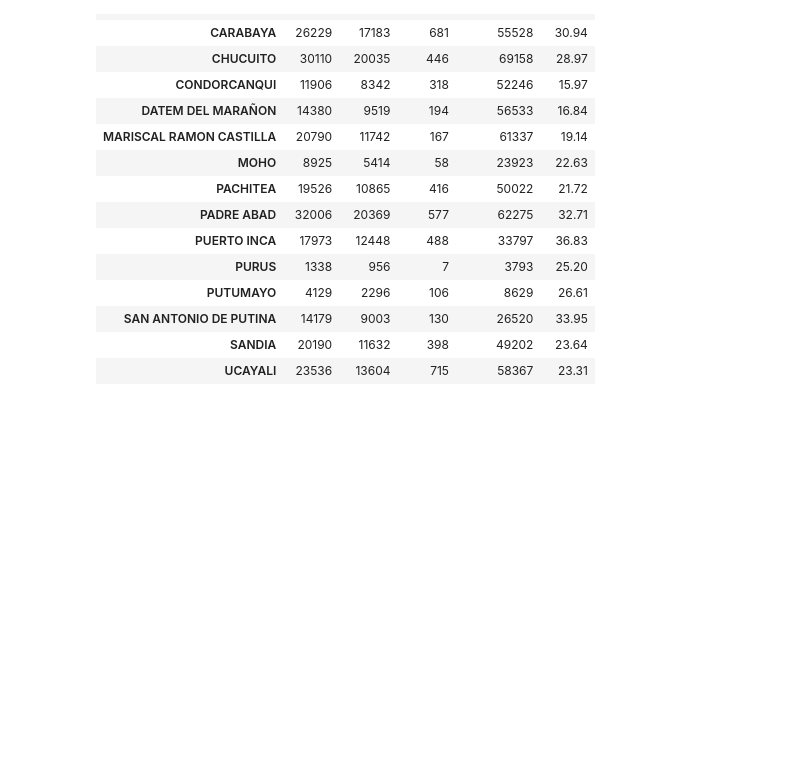
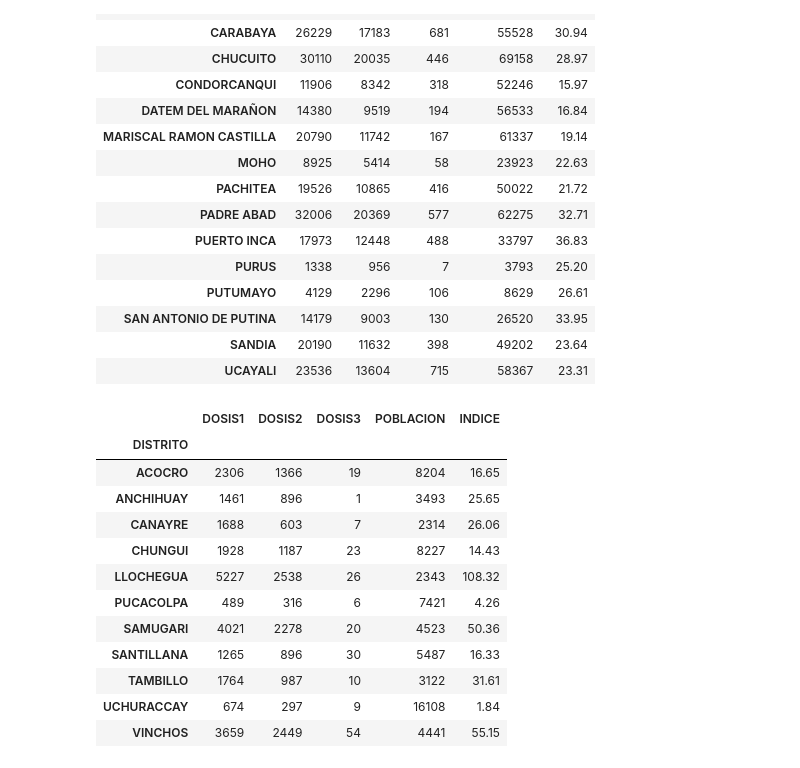
Before and after one commit to annaabsi/git-scraper-vacunacion, a Jupyter notebook: notebooks/scraper.ipynb, the cells around one changed output. Cells and saved outputs as stored; diff of their text form; code cells hidden in the pictures; blank space fills up the shorter version.

Commit message:
distritos criticos en Ayacucho

```diff
--- a/notebooks/scraper.ipynb
+++ b/notebooks/scraper.ipynb
@@ -344,3 +329,54 @@ df_ambas_dosis_provincia
 | SAN ANTONIO DE PUTINA | 14179 | 9003 | 130 | 26520 | 33.95 |
 | SANDIA | 20190 | 11632 | 398 | 49202 | 23.64 |
 | UCAYALI | 23536 | 13604 | 715 | 58367 | 23.31 |
+# %%
+# DISTRITOS CRITICOS: AYACUCHO
+list_distritos_ayacucho_criticos = [
+    'ACOCRO',
+    'ANCHIHUAY',
+    'CANAYRE',
+    'LLOCHEGUA',
+    'PUCACOLPA',
+    'SAMUGARI',
+    'SANTILLANA',
+    'TAMBILLO',
+    'UCHURACCAY',
+    'VINCHOS',
+    'CHUNGUI'
+]
+list_distritos_ayacucho_poblacion = [
+    8204,
+    3493,
+    2314,
+    8227,
+    2343,
+    7421,
+    4523,
+    5487,
+    3122,
+    16108,
+    4441,
+]
+df_ambas_dosis_ayacucho=df[df['DISTRITO'].isin(list_distritos_ayacucho_criticos)]
+df_ambas_dosis_ayacucho=df_ambas_dosis_ayacucho[['DISTRITO','DOSIS','SEXO']].groupby(['DISTRITO', 'DOSIS']).count()
+df_ambas_dosis_ayacucho=df_ambas_dosis_ayacucho.reset_index()
+df_ambas_dosis_ayacucho=df_ambas_dosis_ayacucho.pivot(index='DISTRITO', columns='DOSIS', values='SEXO')
+df_ambas_dosis_ayacucho.columns=['DOSIS1','DOSIS2','DOSIS3']
+df_ambas_dosis_ayacucho['POBLACION']=list_distritos_ayacucho_poblacion
+df_ambas_dosis_ayacucho['INDICE']=round(df_ambas_dosis_ayacucho['DOSIS2']/df_ambas_dosis_ayacucho['POBLACION']*100,2)
+df_ambas_dosis_ayacucho=df_ambas_dosis_ayacucho.fillna(0)
+df_ambas_dosis_ayacucho
+# %% [output]
+|  | DOSIS1 | DOSIS2 | DOSIS3 | POBLACION | INDICE |
+| DISTRITO |  |  |  |  |  |
+| ACOCRO | 2306 | 1366 | 19 | 8204 | 16.65 |
+| ANCHIHUAY | 1461 | 896 | 1 | 3493 | 25.65 |
+| CANAYRE | 1688 | 603 | 7 | 2314 | 26.06 |
+| CHUNGUI | 1928 | 1187 | 23 | 8227 | 14.43 |
+| LLOCHEGUA | 5227 | 2538 | 26 | 2343 | 108.32 |
+| PUCACOLPA | 489 | 316 | 6 | 7421 | 4.26 |
+| SAMUGARI | 4021 | 2278 | 20 | 4523 | 50.36 |
+| SANTILLANA | 1265 | 896 | 30 | 5487 | 16.33 |
+| TAMBILLO | 1764 | 987 | 10 | 3122 | 31.61 |
+| UCHURACCAY | 674 | 297 | 9 | 16108 | 1.84 |
+| VINCHOS | 3659 | 2449 | 54 | 4441 | 55.15 |
```
Also changed, not shown: parts of 2 cells of this notebook, 2 other files.
